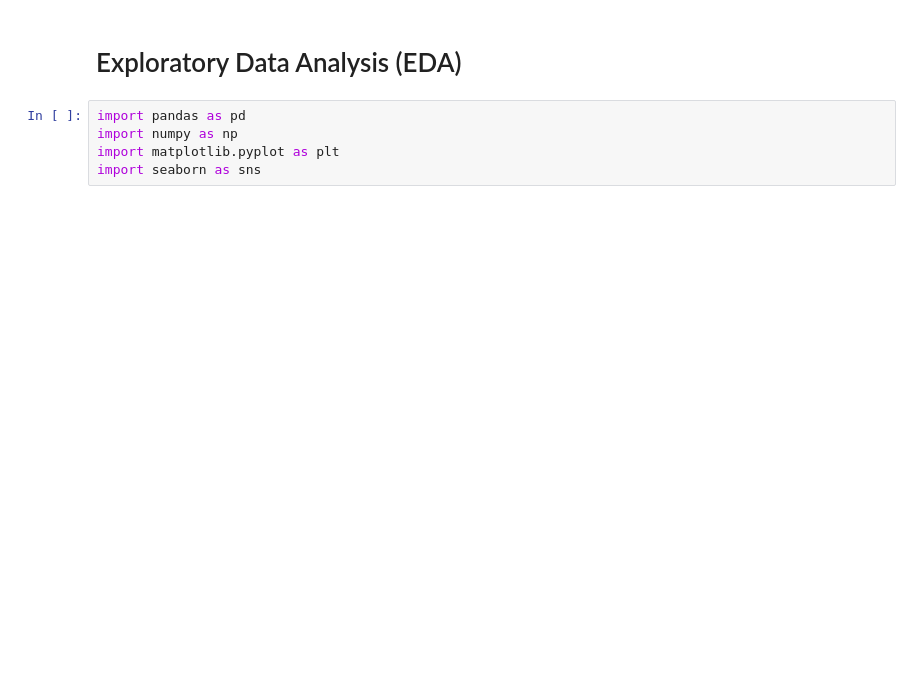
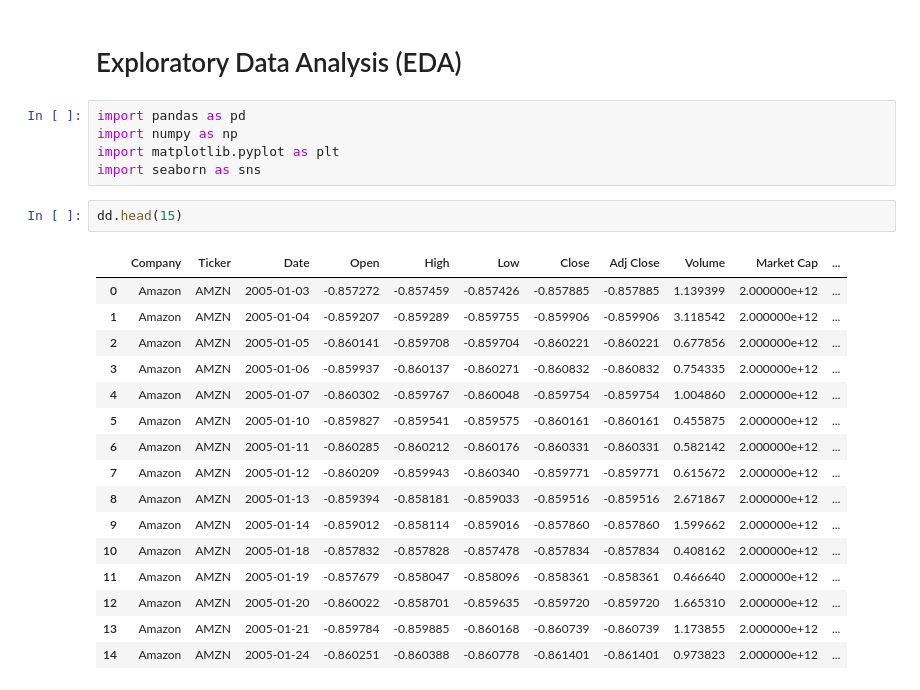
Before and after one commit to madhan96p/FAANG, a Jupyter notebook: Amazon.ipynb, the cells around one changed output. Cells and saved outputs as stored; diff of their text form; blank space fills up the shorter version.

```diff
--- a/Amazon.ipynb
+++ b/Amazon.ipynb
@@ -95,3 +165,22 @@ import pandas as pd
 import numpy as np
 import matplotlib.pyplot as plt
 import seaborn as sns
+# %%
+dd.head(15)
+# %% [output]
+|  | Company | Ticker | Date | Open | High | Low | Close | Adj Close | Volume | Market Cap | ... |
+| 0 | Amazon | AMZN | 2005-01-03 | -0.857272 | -0.857459 | -0.857426 | -0.857885 | -0.857885 | 1.139399 | 2.000000e+12 | ... |
+| 1 | Amazon | AMZN | 2005-01-04 | -0.859207 | -0.859289 | -0.859755 | -0.859906 | -0.859906 | 3.118542 | 2.000000e+12 | ... |
+| 2 | Amazon | AMZN | 2005-01-05 | -0.860141 | -0.859708 | -0.859704 | -0.860221 | -0.860221 | 0.677856 | 2.000000e+12 | ... |
+| 3 | Amazon | AMZN | 2005-01-06 | -0.859937 | -0.860137 | -0.860271 | -0.860832 | -0.860832 | 0.754335 | 2.000000e+12 | ... |
+| 4 | Amazon | AMZN | 2005-01-07 | -0.860302 | -0.859767 | -0.860048 | -0.859754 | -0.859754 | 1.004860 | 2.000000e+12 | ... |
+| 5 | Amazon | AMZN | 2005-01-10 | -0.859827 | -0.859541 | -0.859575 | -0.860161 | -0.860161 | 0.455875 | 2.000000e+12 | ... |
+| 6 | Amazon | AMZN | 2005-01-11 | -0.860285 | -0.860212 | -0.860176 | -0.860331 | -0.860331 | 0.582142 | 2.000000e+12 | ... |
+| 7 | Amazon | AMZN | 2005-01-12 | -0.860209 | -0.859943 | -0.860340 | -0.859771 | -0.859771 | 0.615672 | 2.000000e+12 | ... |
+| 8 | Amazon | AMZN | 2005-01-13 | -0.859394 | -0.858181 | -0.859033 | -0.859516 | -0.859516 | 2.671867 | 2.000000e+12 | ... |
+| 9 | Amazon | AMZN | 2005-01-14 | -0.859012 | -0.858114 | -0.859016 | -0.857860 | -0.857860 | 1.599662 | 2.000000e+12 | ... |
+| 10 | Amazon | AMZN | 2005-01-18 | -0.857832 | -0.857828 | -0.857478 | -0.857834 | -0.857834 | 0.408162 | 2.000000e+12 | ... |
+| 11 | Amazon | AMZN | 2005-01-19 | -0.857679 | -0.858047 | -0.858096 | -0.858361 | -0.858361 | 0.466640 | 2.000000e+12 | ... |
+| 12 | Amazon | AMZN | 2005-01-20 | -0.860022 | -0.858701 | -0.859635 | -0.859720 | -0.859720 | 1.665310 | 2.000000e+12 | ... |
+| 13 | Amazon | AMZN | 2005-01-21 | -0.859784 | -0.859885 | -0.860168 | -0.860739 | -0.860739 | 1.173855 | 2.000000e+12 | ... |
+| 14 | Amazon | AMZN | 2005-01-24 | -0.860251 | -0.860388 | -0.860778 | -0.861401 | -0.861401 | 0.973823 | 2.000000e+12 | ... |
```
Also changed, not shown: parts of 12 cells of this notebook, 1 other file.
